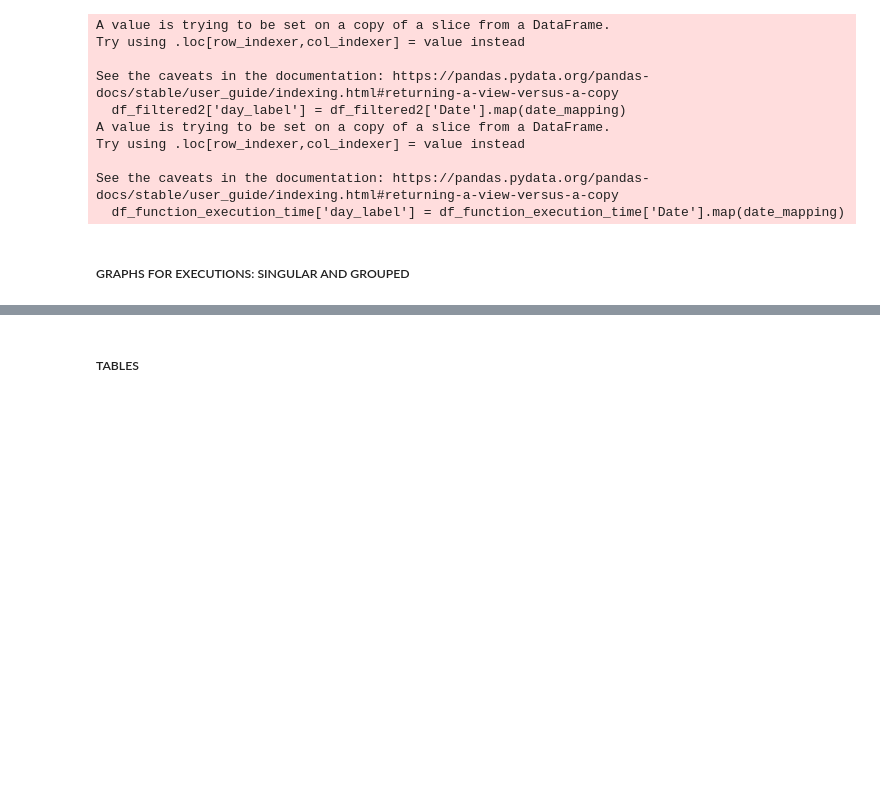
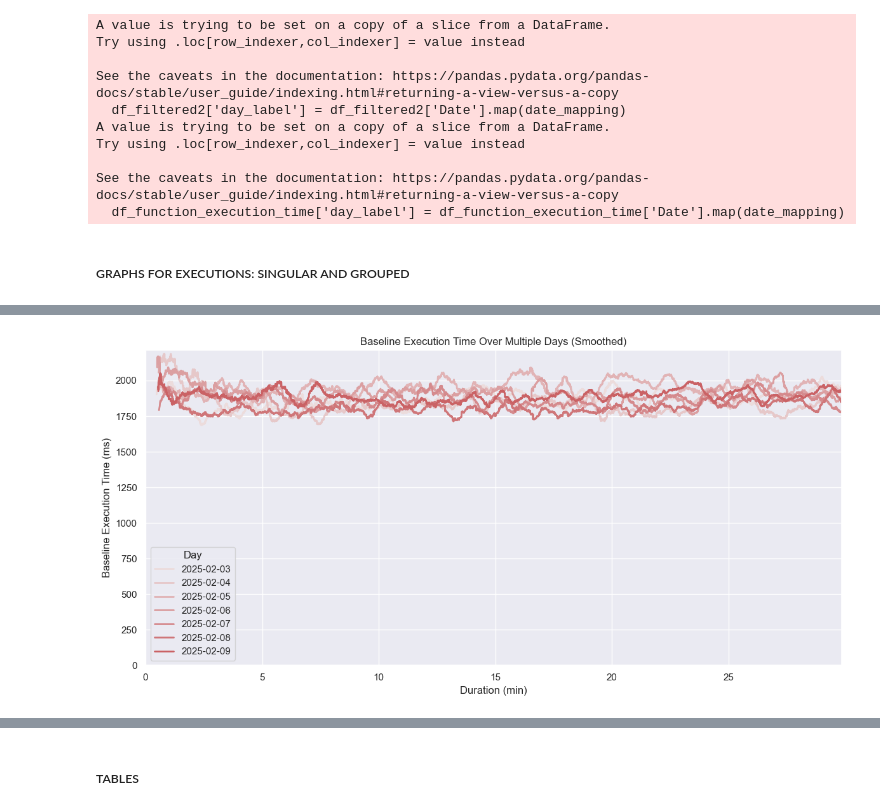
Before and after one commit to nilshoeller/minos, a Jupyter notebook: jupyter/workflow-2.ipynb, the cells around one changed output, grey strips where cells are left out. Saved outputs shown, nothing was run; the diff lists cells and outputs as text; code cells hidden in the pictures; blank space fills up the shorter version.

```diff
--- a/jupyter/workflow-2.ipynb
+++ b/jupyter/workflow-2.ipynb
@@ -327,34 +331,36 @@ plt.figure(figsize=(12, 6))
 
 # Plot execution time for different days
 sns.lineplot(
     data=df_all_days_optimized,
     x='duration_minutes',
     y='smoothed_execution_time',
     hue='day',
     lw=2,
     palette=palette
 )
 
 # Add labels and title
 plt.xlabel('Duration (min)')
 plt.ylabel('Baseline Execution Time (ms)')
 plt.title('Baseline Execution Time Over Multiple Days (Smoothed)')
 
 # Set x-axis and y-axis to start at 0
 plt.xlim(left=0, right=max_duration)
 plt.ylim(bottom=0)
 
 # Add a legend
 plt.legend(title="Day")
 
 # Shrink layout
 plt.tight_layout()
 
 # SAVE PLOT
-plot_filename = os.path.join(folder_to_save, "execution-times-baseline.pdf")
+plot_filename = os.path.join(folder_to_save, "execution-times-baseline" + file_ending)
 plt.savefig(plot_filename)
 # SHOW PLOT
 plt.show()
+# %% [output]
+[figure, added]
 # %%
 # BASELINE AND OPTIMIZED EXECUTIONS IN ONE GRAPH
 sns.set_theme(style=theme_style)
```
Also changed, not shown: parts of 22 cells of this notebook, 38 other files.
